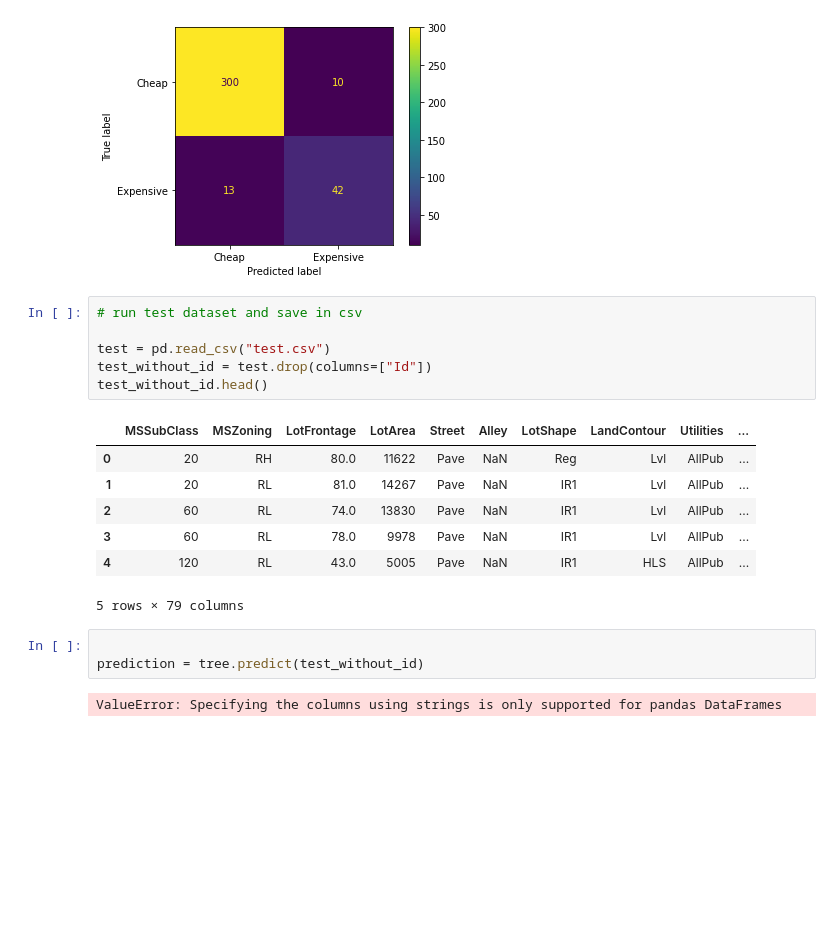
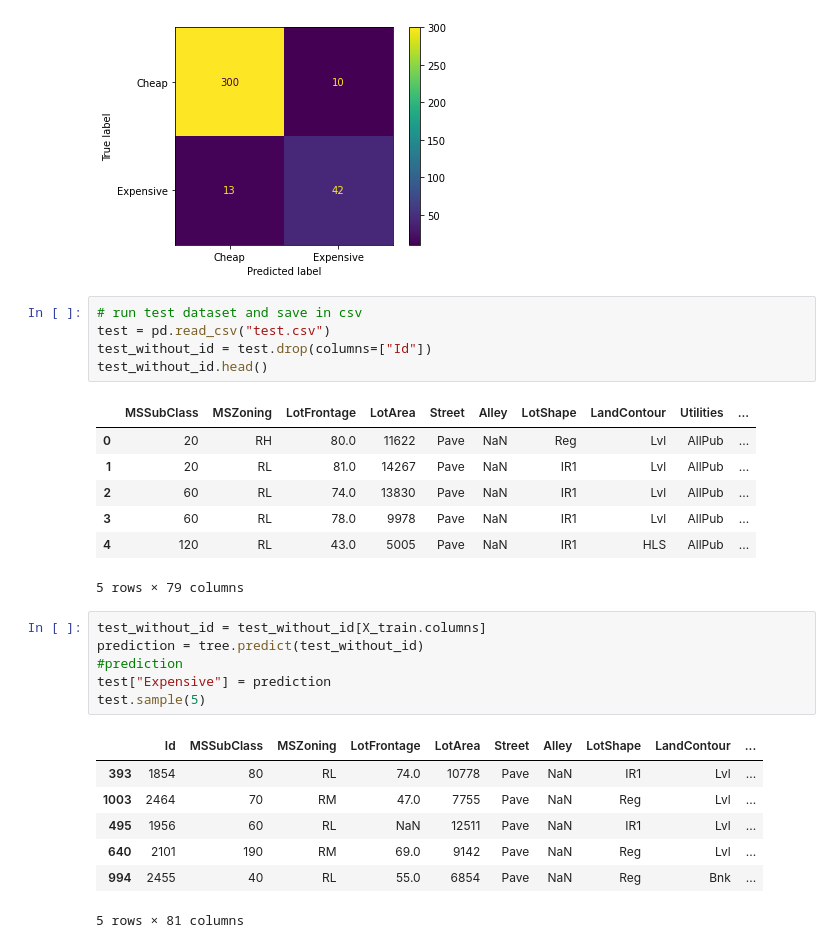
Before and after one commit to iCarambaaa/data-challenge, a Jupyter notebook: data_challenge.ipynb, the cells around one changed output. Saved outputs shown, nothing was run; the diff lists cells and outputs as text; blank space fills up the shorter version.

```diff
--- a/data_challenge.ipynb
+++ b/data_challenge.ipynb
@@ -250,7 +244,6 @@ plot_confusion_matrix(tree, X_test, y_test, display_labels=["Cheap", "Expensive"
 [figure]
 # %%
 # run test dataset and save in csv
-
 test = pd.read_csv("test.csv")
 test_without_id = test.drop(columns=["Id"])
 test_without_id.head()
@@ -262,8 +255,17 @@ test_without_id.head()
 | 3 | 60 | RL | 78.0 | 9978 | Pave | NaN | IR1 | Lvl | AllPub | ... |
 | 4 | 120 | RL | 43.0 | 5005 | Pave | NaN | IR1 | HLS | AllPub | ... |
 5 rows × 79 columns
-# %%
-
-prediction = tree.predict(test_without_id)
-# %% [output]
-ValueError: Specifying the columns using strings is only supported for pandas DataFrames
+# %%
+test_without_id = test_without_id[X_train.columns]
+prediction = tree.predict(test_without_id)
+#prediction
+test["Expensive"] = prediction
+test.sample(5)
+# %% [output]
+|  | Id | MSSubClass | MSZoning | LotFrontage | LotArea | Street | Alley | LotShape | LandContour | ... |
+| 393 | 1854 | 80 | RL | 74.0 | 10778 | Pave | NaN | IR1 | Lvl | ... |
+| 1003 | 2464 | 70 | RM | 47.0 | 7755 | Pave | NaN | Reg | Lvl | ... |
+| 495 | 1956 | 60 | RL | NaN | 12511 | Pave | NaN | IR1 | Lvl | ... |
+| 640 | 2101 | 190 | RM | 69.0 | 9142 | Pave | NaN | Reg | Lvl | ... |
+| 994 | 2455 | 40 | RL | 55.0 | 6854 | Pave | NaN | Reg | Bnk | ... |
+5 rows × 81 columns
```
Also changed, not shown: parts of 16 cells of this notebook, 2 other files.
